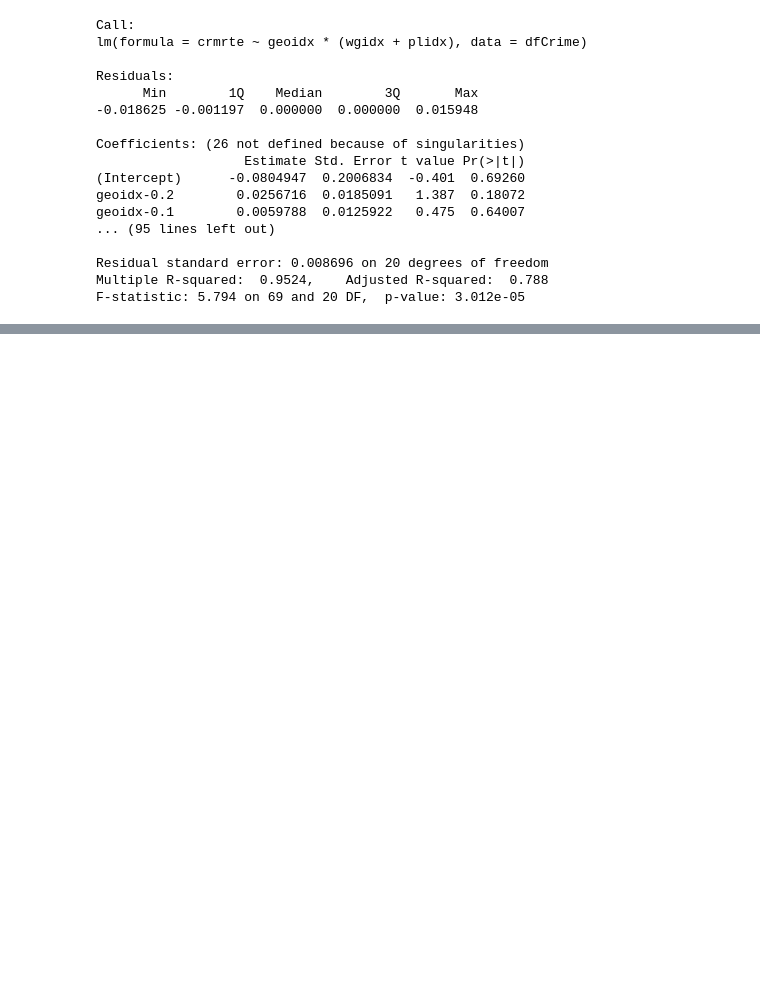
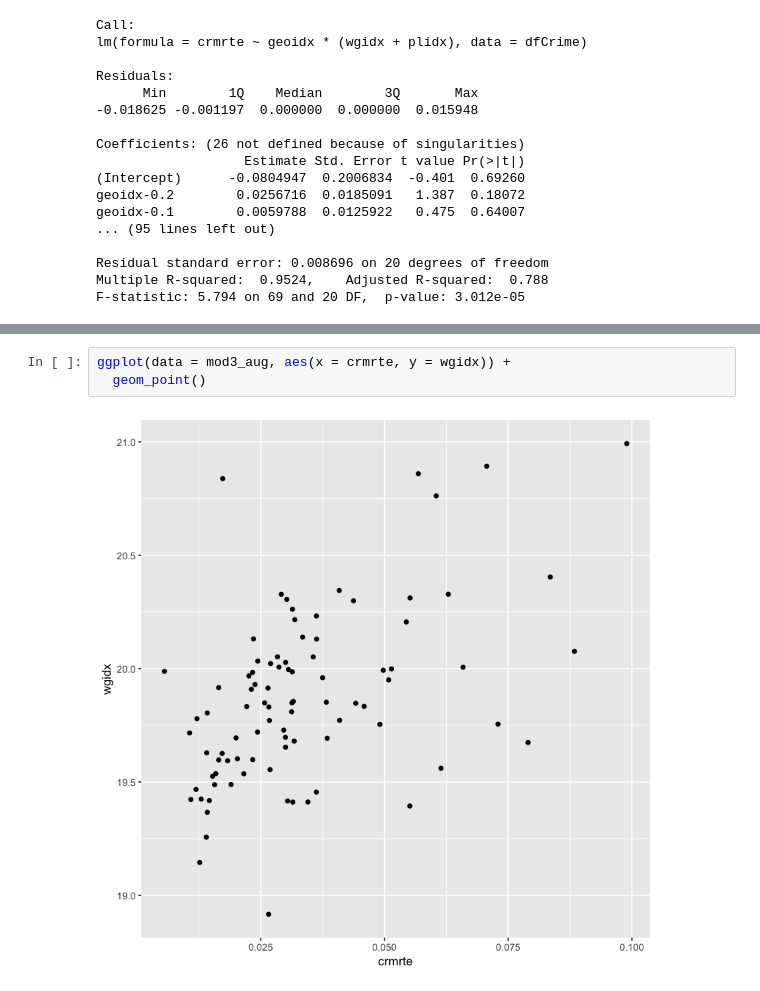
Before and after one commit to kevin-hartman/MIDS_W203_5_Lab3, a Jupyter notebook: kevin_model.ipynb, the cells around one changed output, grey strips where cells are left out. Saved outputs shown, nothing was run; the diff lists cells and outputs as text; blank space fills up the shorter version.

```diff
--- a/kevin_model.ipynb
+++ b/kevin_model.ipynb
@@ -193,0 +224,5 @@ F-statistic: 5.794 on 69 and 20 DF,  p-value: 3.012e-05
+# %%
+ggplot(data = mod3_aug, aes(x = crmrte, y = wgidx)) +
+  geom_point()
+# %% [output]
+[figure, added]
```
Also changed, not shown: parts of 4 cells of this notebook.
